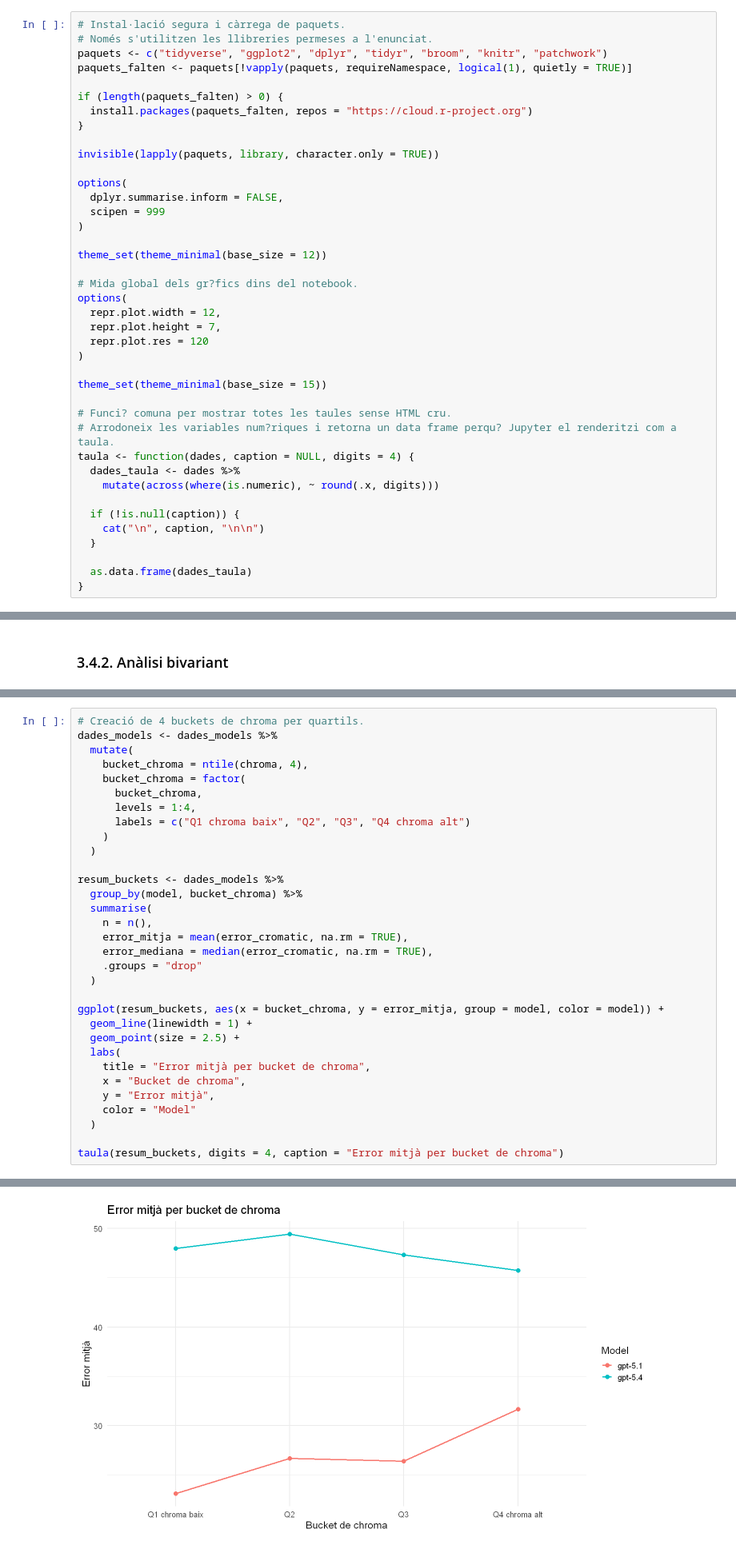
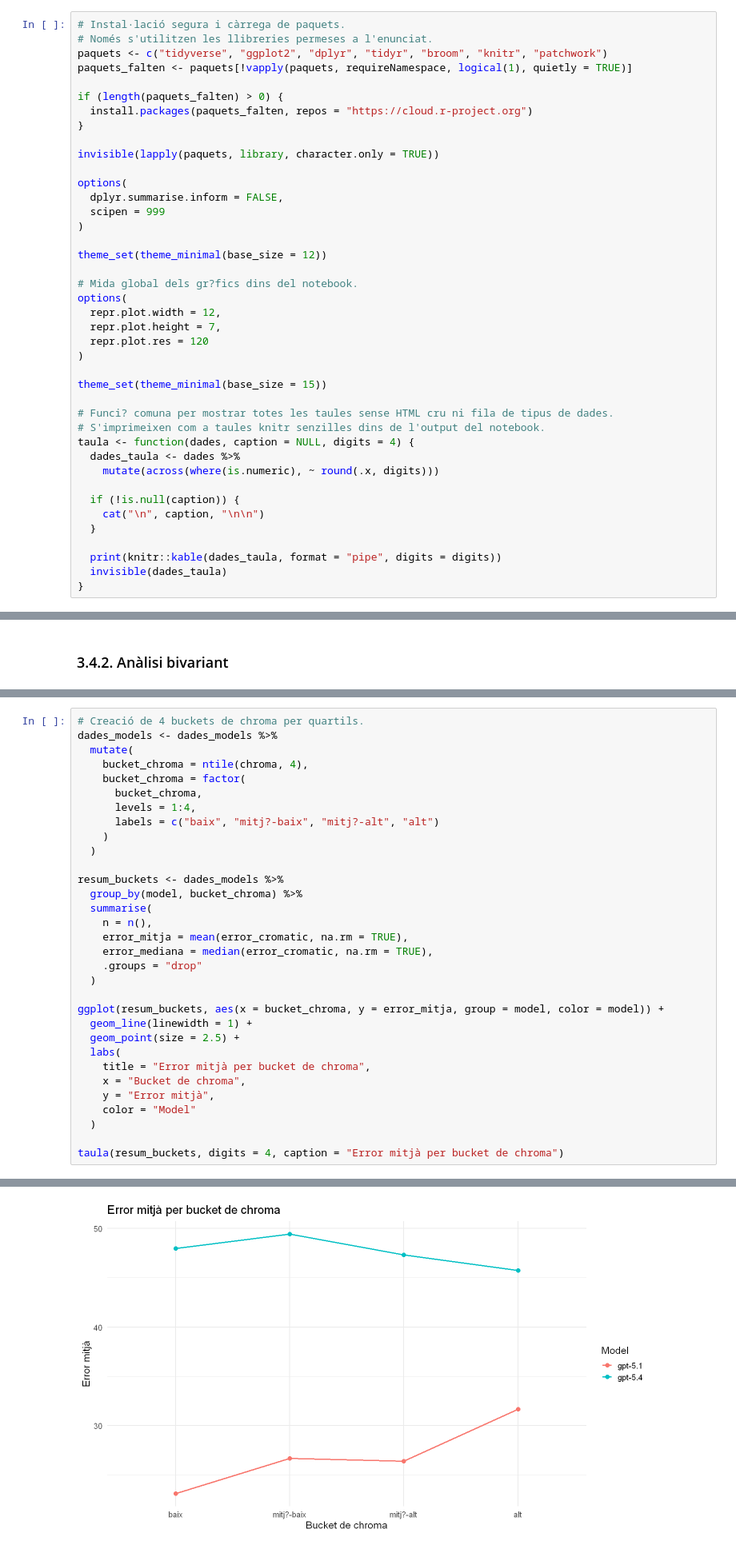
Before and after one commit to adriasebastia/color-llm-benchmark, a Jupyter notebook: analisis/estudi_models_5_1_5_4.ipynb, the cells around one changed output, grey strips where cells are left out. Shown at 80% size. Saved outputs shown, nothing was run; the diff lists cells and outputs as text.

Commit message:
Clean R notebook table output and chroma buckets

```diff
--- a/analisis/estudi_models_5_1_5_4.ipynb
+++ b/analisis/estudi_models_5_1_5_4.ipynb
@@ -34,8 +34,8 @@ options(
 
 theme_set(theme_minimal(base_size = 15))
 
-# Funci? comuna per mostrar totes les taules sense HTML cru.
-# Arrodoneix les variables num?riques i retorna un data frame perqu? Jupyter el renderitzi com a taula.
+# Funci? comuna per mostrar totes les taules sense HTML cru ni fila de tipus de dades.
+# S'imprimeixen com a taules knitr senzilles dins de l'output del notebook.
 taula <- function(dades, caption = NULL, digits = 4) {
   dades_taula <- dades %>%
     mutate(across(where(is.numeric), ~ round(.x, digits)))
@@ -44,7 +44,8 @@ taula <- function(dades, caption = NULL, digits = 4) {
     cat("\n", caption, "\n\n")
   }
 
-  as.data.frame(dades_taula)
+  print(knitr::kable(dades_taula, format = "pipe", digits = digits))
+  invisible(dades_taula)
 }
 # %% [output]
 ── Attaching core tidyverse packages ──────────────────────── tidyverse 2.0.0 ──
@@ -746,7 +772,7 @@ dades_models <- dades_models %>%
     bucket_chroma = factor(
       bucket_chroma,
       levels = 1:4,
-      labels = c("Q1 chroma baix", "Q2", "Q3", "Q4 chroma alt")
+      labels = c("baix", "mitj?-baix", "mitj?-alt", "alt")
     )
   )
 
@@ -786,4 +814,4 @@ A data.frame: 8 × 5
-[figure, old version]
+[figure, new version]
 # %% [markdown]
 **Interpretació aplicada.** Aquesta anàlisi indica si l'error varia amb la saturació del color. Si l'error mitjà augmenta als buckets de chroma alt, els colors més saturats són més difícils per al model en aquest dataset.
 # %% [markdown]
```
Also changed, not shown: parts of 29 cells of this notebook.
